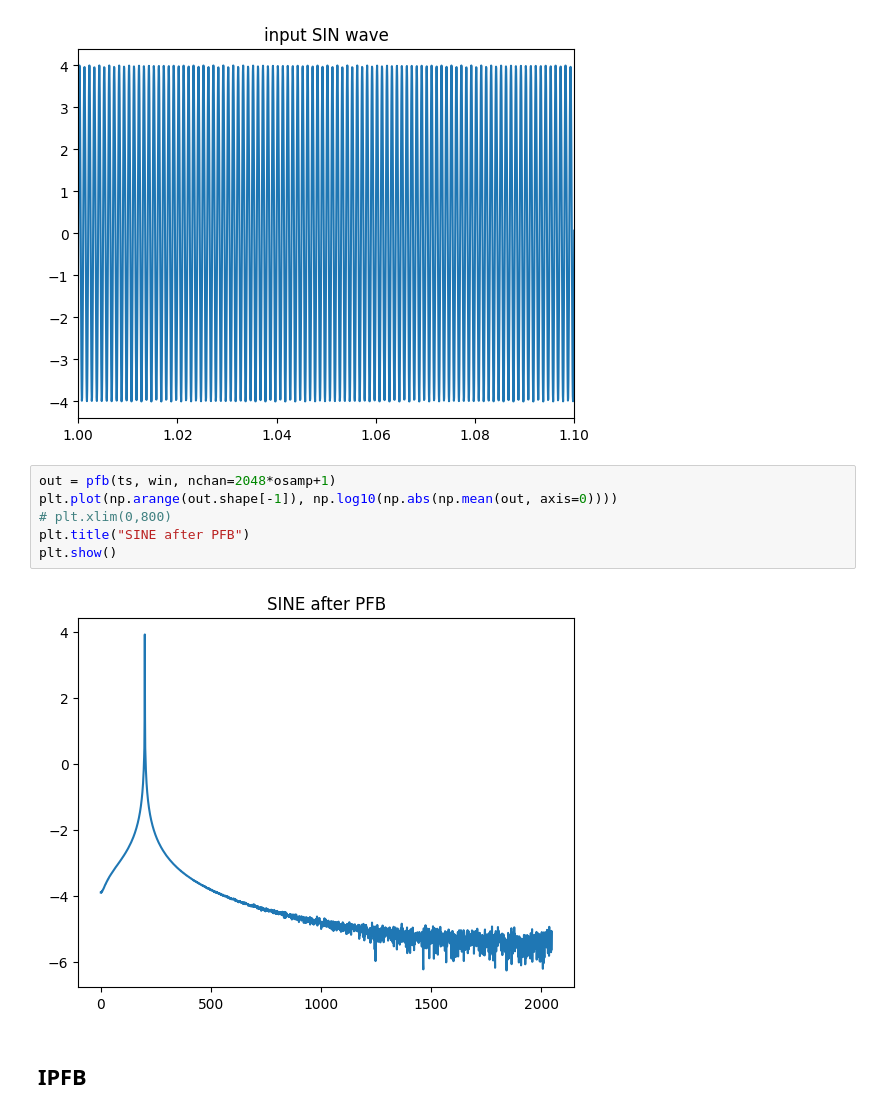
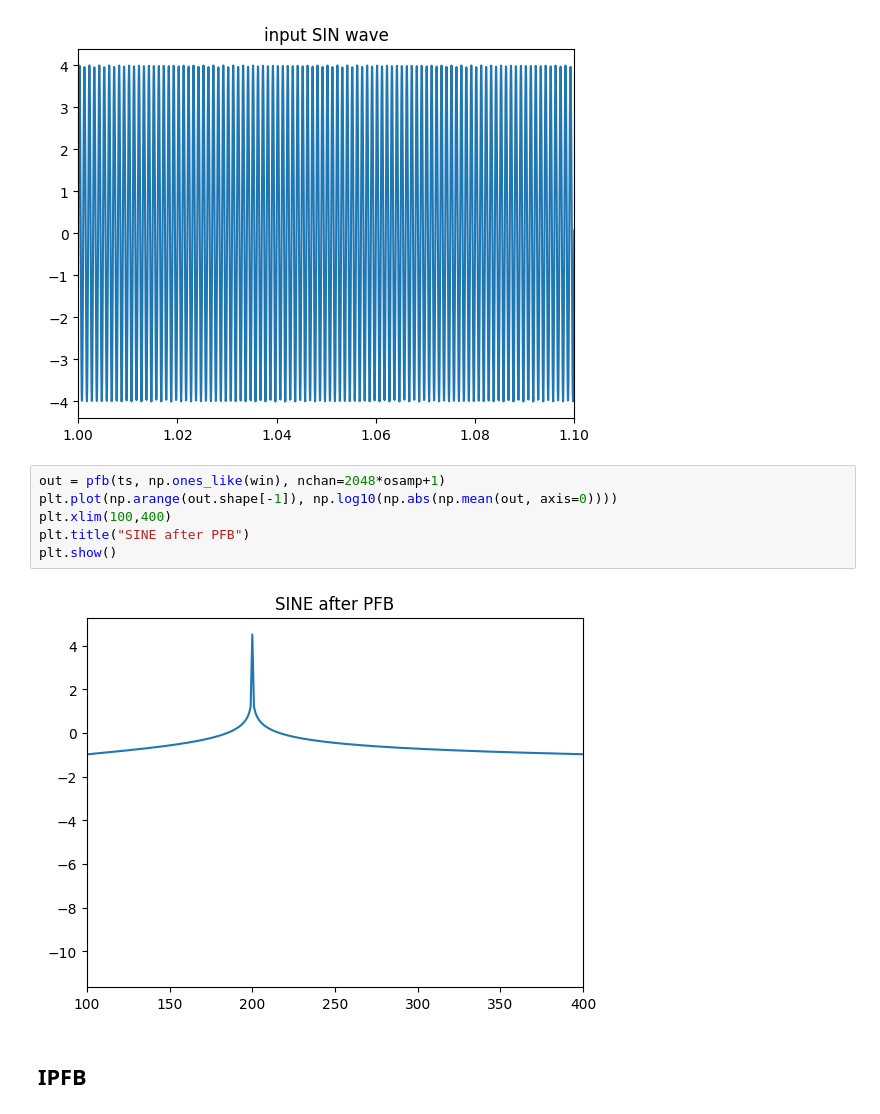
Before and after one commit to PhilJ0ly/ALBATROS_axion_search, a Jupyter notebook: Jupyter/PFB_algo.ipynb, the cells around one changed output. Cells and saved outputs as stored; diff of their text form.

```diff
--- a/Jupyter/PFB_algo.ipynb
+++ b/Jupyter/PFB_algo.ipynb
@@ -84,13 +84,13 @@ plt.show()
 # %% [output]
 [figure]
 # %%
-out = pfb(ts, win, nchan=2048*osamp+1)
+out = pfb(ts, np.ones_like(win), nchan=2048*osamp+1)
 plt.plot(np.arange(out.shape[-1]), np.log10(np.abs(np.mean(out, axis=0))))
-# plt.xlim(0,800)
+plt.xlim(100,400)
 plt.title("SINE after PFB")
 plt.show()
 # %% [output]
-[figure, old version]
+[figure, new version]
 # %% [markdown]
 ## IPFB
 # %%
```
Also changed, not shown: 4 other files.
